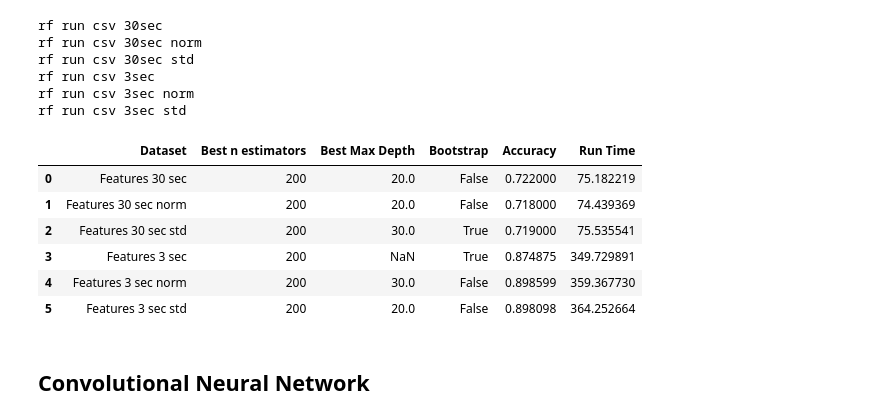
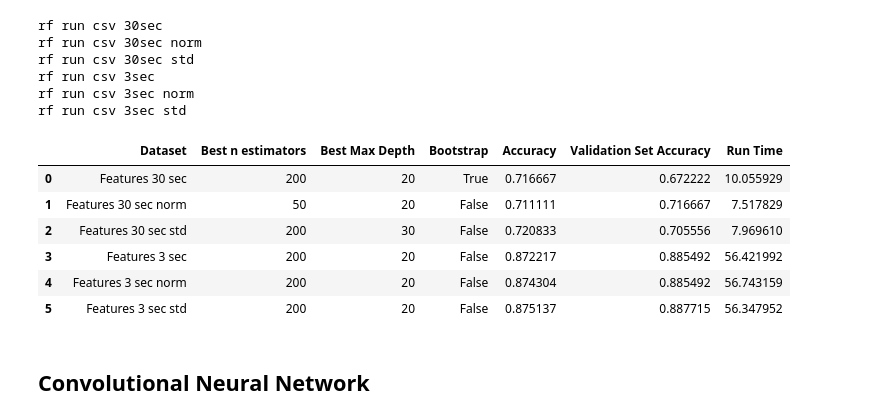
Before and after one commit to ingjacob/CS345_Term_Project, a Jupyter notebook: Jupyter_Notebook/Dataloader.ipynb, the cells around one changed output. Cells and saved outputs as stored; diff of their text form; code cells hidden in the pictures.

```diff
--- a/Jupyter_Notebook/Dataloader.ipynb
+++ b/Jupyter_Notebook/Dataloader.ipynb
@@ -406,12 +536,14 @@ pd.DataFrame({
 from sklearn.tree import DecisionTreeClassifier
 from sklearn.ensemble import RandomForestClassifier
 
-def testRandomForest(features, labels, paramgrid):
+def testRandomForest(features, labels, paramgrid, valFeatures, valLabels):
 
     model = RandomForestClassifier()
     best_estimator, accuracy, run_time = girdSearchClassifier(model, features, labels, paramgrid)
+    y_pred = best_estimator.predict(valFeatures)
+    val_accuracy = np.mean(y_pred == valLabels)
 
-    return best_estimator.get_params()['n_estimators'], best_estimator.get_params()['max_depth'], best_estimator.get_params()['bootstrap'], accuracy, run_time
+    return best_estimator.get_params()['n_estimators'], best_estimator.get_params()['max_depth'], best_estimator.get_params()['bootstrap'], accuracy, val_accuracy, run_time
 # %%
 random_forest_param_grid = {
     'n_estimators': [1, 10, 50, 100, 200],
@@ -425,28 +557,28 @@ random_forest_param_grid = {
 }
 
 print("rf run csv 30sec")
-rf_csv30sec_best_estimator_nfeatures, rf_csv30sec_best_estimator_maxdepth, rf_csv30sec_best_estimator_bootstrap, rf_csv30sec_accuracy, rf_csv30sec_time = testRandomForest(
-    X_30sec, y_30sec, random_forest_param_grid)
+rf_csv30sec_best_estimator_nfeatures, rf_csv30sec_best_estimator_maxdepth, rf_csv30sec_best_estimator_bootstrap, rf_csv30sec_accuracy, rf_csv30sec_val_accuracy, rf_csv30sec_time = testRandomForest(
+    X_30sec_train, y_30sec_train, random_forest_param_grid, X_30sec_val, y_30sec_val)
 
 print("rf run csv 30sec norm")
-rf_csv30sec_norm_best_estimator_nfeatures, rf_csv30sec_norm_best_estimator_maxdepth, rf_csv30sec_norm_best_estimator_bootstrap, rf_csv30sec_norm_accuracy, rf_csv30sec_norm_time = testRandomForest(
-    X_30sec_norm, y_30sec, random_forest_param_grid)
+rf_csv30sec_norm_best_estimator_nfeatures, rf_csv30sec_norm_best_estimator_maxdepth, rf_csv30sec_norm_best_estimator_bootstrap, rf_csv30sec_norm_accuracy, rf_csv30sec_norm_val_accuracy, rf_csv30sec_norm_time = testRandomForest(
+    X_30sec_norm_train, y_30sec_train, random_forest_param_grid, X_30sec_norm_val, y_30sec_val)
 
 print("rf run csv 30sec std")
-rf_csv30sec_std_best_estimator_nfeatures, rf_csv30sec_std_best_estimator_maxdepth, rf_csv30sec_std_best_estimator_bootstrap, rf_csv30sec_std_accuracy, rf_csv30sec_std_time = testRandomForest(
-    X_30sec_std, y_30sec, random_forest_param_grid)
+rf_csv30sec_std_best_estimator_nfeatures, rf_csv30sec_std_best_estimator_maxdepth, rf_csv30sec_std_best_estimator_bootstrap, rf_csv30sec_std_accuracy, rf_csv30sec_std_val_accuracy, rf_csv30sec_std_time = testRandomForest(
+    X_30sec_std_train, y_30sec_train, random_forest_param_grid, X_30sec_std_val, y_30sec_val)
 
 print("rf run csv 3sec ")
-rf_csv3sec_best_estimator_nfeatures, rf_csv3sec_best_estimator_maxdepth, rf_csv3sec_best_estimator_bootstrap, rf_csv3sec_accuracy, rf_csv3sec_time = testRandomForest(
-    X_3sec, y_3sec, random_forest_param_grid)
+rf_csv3sec_best_estimator_nfeatures, rf_csv3sec_best_estimator_maxdepth, rf_csv3sec_best_estimator_bootstrap, rf_csv3sec_accuracy, rf_csv3sec_val_accuracy, rf_csv3sec_time = testRandomForest(
+    X_3sec_train, y_3sec_train, random_forest_param_grid, X_3sec_val, y_3sec_val)
 
 print("rf run csv 3sec norm ")
-rf_csv3sec_norm_best_estimator_nfeatures, rf_csv3sec_norm_best_estimator_maxdepth, rf_csv3sec_norm_best_estimator_bootstrap, rf_csv3sec_norm_accuracy, rf_csv3sec_norm_time = testRandomForest(
-    X_3sec_norm, y_3sec, random_forest_param_grid)
+rf_csv3sec_norm_best_estimator_nfeatures, rf_csv3sec_norm_best_estimator_maxdepth, rf_csv3sec_norm_best_estimator_bootstrap, rf_csv3sec_norm_accuracy, rf_csv3sec_norm_val_accuracy, rf_csv3sec_norm_time = testRandomForest(
+    X_3sec_norm_train, y_3sec_train, random_forest_param_grid, X_3sec_norm_val, y_3sec_val)
 
 print("rf run csv 3sec std")
-rf_csv3sec_std_best_estimator_nfeatures, rf_csv3sec_std_best_estimator_maxdepth, rf_csv3sec_std_best_estimator_bootstrap, rf_csv3sec_std_accuracy, rf_csv3sec_std_time = testRandomForest(
-    X_3sec_std, y_3sec, random_forest_param_grid)
+rf_csv3sec_std_best_estimator_nfeatures, rf_csv3sec_std_best_estimator_maxdepth, rf_csv3sec_std_best_estimator_bootstrap, rf_csv3sec_std_accuracy, rf_csv3sec_std_val_accuracy, rf_csv3sec_std_time = testRandomForest(
+    X_3sec_std_train, y_3sec_train, random_forest_param_grid, X_3sec_std_val, y_3sec_val)
 # %% [output]
 rf run csv 30sec
 rf run csv 30sec norm
@@ -472,40 +604,48 @@ pd.DataFrame({
         rf_csv3sec_best_estimator_maxdepth ,
         rf_csv3sec_norm_best_estimator_maxdepth,
         rf_csv3sec_std_best_estimator_maxdepth
     ],
     "Bootstrap": [
         rf_csv30sec_best_estimator_bootstrap,
         rf_csv30sec_norm_best_estimator_bootstrap,
         rf_csv30sec_std_best_estimator_bootstrap,
         rf_csv3sec_best_estimator_bootstrap,
         rf_csv3sec_norm_best_estimator_bootstrap,
         rf_csv3sec_std_best_estimator_bootstrap
     ],
     "Accuracy": [
         rf_csv30sec_accuracy,
         rf_csv30sec_norm_accuracy,
         rf_csv30sec_std_accuracy,
         rf_csv3sec_accuracy,
         rf_csv3sec_norm_accuracy,
         rf_csv3sec_std_accuracy
     ],
+    "Validation Set Accuracy": [
+        rf_csv30sec_val_accuracy,
+        rf_csv30sec_norm_val_accuracy,
+        rf_csv30sec_std_val_accuracy,
+        rf_csv3sec_val_accuracy,
+        rf_csv3sec_norm_val_accuracy,
+        rf_csv3sec_std_val_accuracy
+    ],
     "Run Time": [
         rf_csv30sec_time,
         rf_csv30sec_norm_time,
         rf_csv30sec_std_time,
         rf_csv3sec_time,
         rf_csv3sec_norm_time,
         rf_csv3sec_std_time
     ]
 })
 # %% [output]
-|  | Dataset | Best n estimators | Best Max Depth | Bootstrap | Accuracy | Run Time |
-| 0 | Features 30 sec | 200 | 20.0 | False | 0.722000 | 75.182219 |
-| 1 | Features 30 sec norm | 200 | 20.0 | False | 0.718000 | 74.439369 |
-| 2 | Features 30 sec std | 200 | 30.0 | True | 0.719000 | 75.535541 |
-| 3 | Features 3 sec | 200 | NaN | True | 0.874875 | 349.729891 |
-| 4 | Features 3 sec norm | 200 | 30.0 | False | 0.898599 | 359.367730 |
-| 5 | Features 3 sec std | 200 | 20.0 | False | 0.898098 | 364.252664 |
+|  | Dataset | Best n estimators | Best Max Depth | Bootstrap | Accuracy | Validation Set Accuracy | Run Time |
+| 0 | Features 30 sec | 200 | 20 | True | 0.716667 | 0.672222 | 10.055929 |
+| 1 | Features 30 sec norm | 50 | 20 | False | 0.711111 | 0.716667 | 7.517829 |
+| 2 | Features 30 sec std | 200 | 30 | False | 0.720833 | 0.705556 | 7.969610 |
+| 3 | Features 3 sec | 200 | 20 | False | 0.872217 | 0.885492 | 56.421992 |
+| 4 | Features 3 sec norm | 200 | 20 | False | 0.874304 | 0.885492 | 56.743159 |
+| 5 | Features 3 sec std | 200 | 20 | False | 0.875137 | 0.887715 | 56.347952 |
 # %% [markdown]
 ## Convolutional Neural Network
 # %%
```
Also changed, not shown: parts of 19 cells of this notebook.
